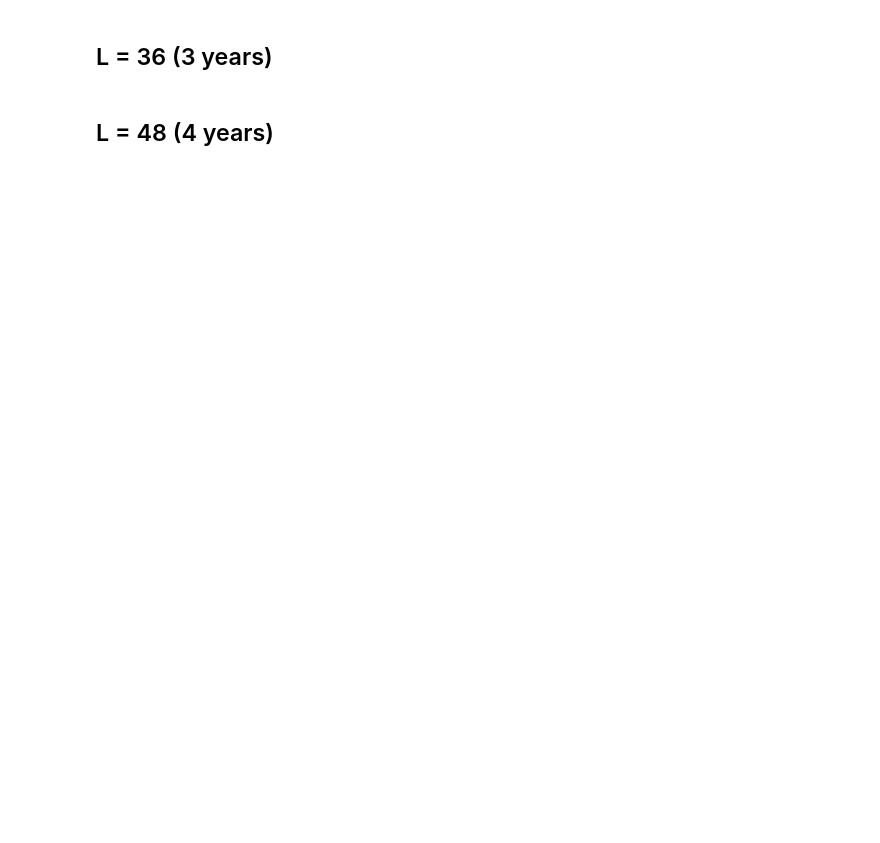
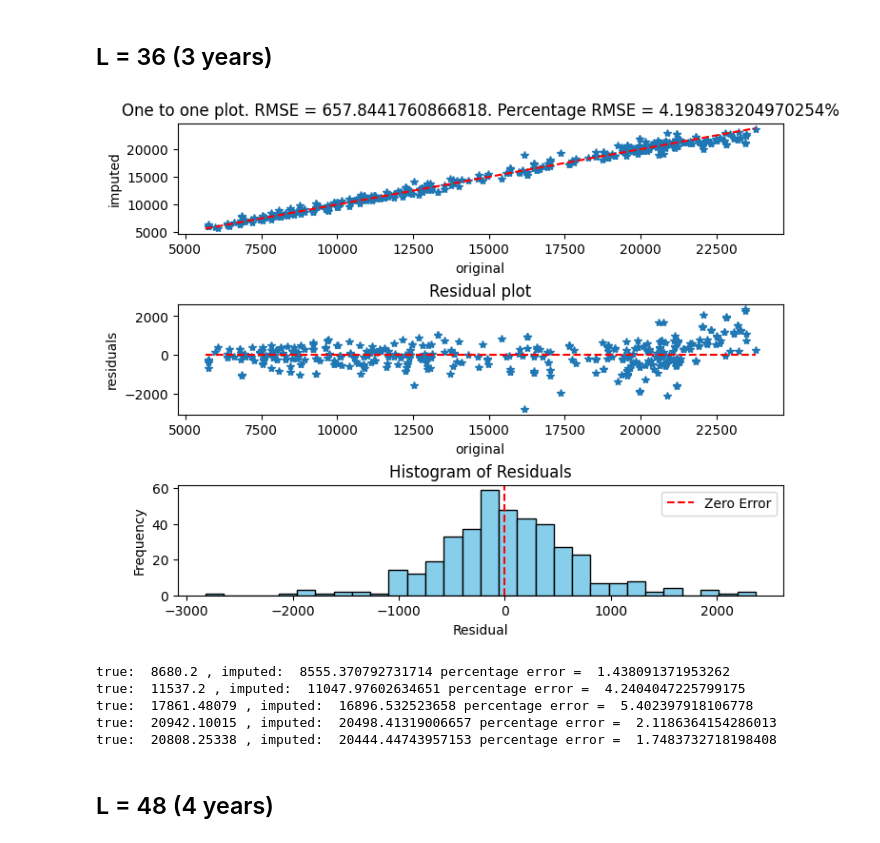
Before and after one commit to LukeAFullard/pyCiSSA, a Jupyter notebook: examples/cissa/gap_filling/Gap filling - Effect of window length L.ipynb, the cells around one changed output. Saved outputs shown, nothing was run; the diff lists cells and outputs as text; code cells hidden in the pictures; blank space fills up the shorter version.

```diff
--- a/examples/cissa/gap_filling/Gap filling - Effect of window length L.ipynb
+++ b/examples/cissa/gap_filling/Gap filling - Effect of window length L.ipynb
@@ -58,15 +108,29 @@ cissa_object_L_24.figures.get('cissa').get('figure_gap_fill_error')
 # %%
 #create the cissa object
 cissa_object_L_36 = Cissa(t=data_with_gaps['Date'],x=data_with_gaps['Electric power consumption in Spain'])
 cissa_object_L_36.pre_fill_gaps(L = 12*3,
                        K_surrogates = 3, alpha = 0.1,  #settings some parameters for the Monte-Carlo routine
-                       test_number = 20, test_repeats=10, #These settings help us to understand the error during gap filling
+                       test_number = 20, test_repeats=20, #These settings help us to understand the error during gap filling
                        initial_guess = ['previous', 1.25], #this means we set missing values to the previous good value multiplied by 1.25
                         max_iter = 1000, #ensuring we have enough iterations to converge
-                        convergence = ['value', 500], #convergence value
+                        convergence = ['value', 50], #convergence value
                         verbose = False
                        )
 cissa_object_L_36.figures.get('cissa').get('figure_gap_fill_error')
+# %% [output]
+[figure, added]
+# %%
+print('true: ',data['Electric power consumption in Spain'][100],', imputed: ',cissa_object_L_36.x[100],'percentage error = ', 100*(data['Electric power consumption in Spain'][100] - cissa_object_L_36.x[100])/data['Electric power consumption in Spain'][100])
+print('true: ',data['Electric power consumption in Spain'][200],', imputed: ',cissa_object_L_36.x[200],'percentage error = ', 100*(data['Electric power consumption in Spain'][200] - cissa_object_L_36.x[200])/data['Electric power consumption in Spain'][200])
+print('true: ',data['Electric power consumption in Spain'][300],', imputed: ',cissa_object_L_36.x[300],'percentage error = ', 100*(data['Electric power consumption in Spain'][300] - cissa_object_L_36.x[300])/data['Electric power consumption in Spain'][300])
+print('true: ',data['Electric power consumption in Spain'][400],', imputed: ',cissa_object_L_36.x[400],'percentage error = ', 100*(data['Electric power consumption in Spain'][400] - cissa_object_L_36.x[400])/data['Electric power consumption in Spain'][400])
+print('true: ',data['Electric power consumption in Spain'][500],', imputed: ',cissa_object_L_36.x[500],'percentage error = ', 100*(data['Electric power consumption in Spain'][500] - cissa_object_L_36.x[500])/data['Electric power consumption in Spain'][500])
+# %% [output]
+true:  8680.2 , imputed:  8555.370792731714 percentage error =  1.438091371953262
+true:  11537.2 , imputed:  11047.97602634651 percentage error =  4.2404047225799175
+true:  17861.48079 , imputed:  16896.532523658 percentage error =  5.402397918106778
+true:  20942.10015 , imputed:  20498.41319006657 percentage error =  2.1186364154286013
+true:  20808.25338 , imputed:  20444.44743957153 percentage error =  1.7483732718198408
 # %% [markdown]
 ## L = 48 (4 years)
 # %%
```
Also changed, not shown: parts of 38 cells of this notebook, 2 other files.
